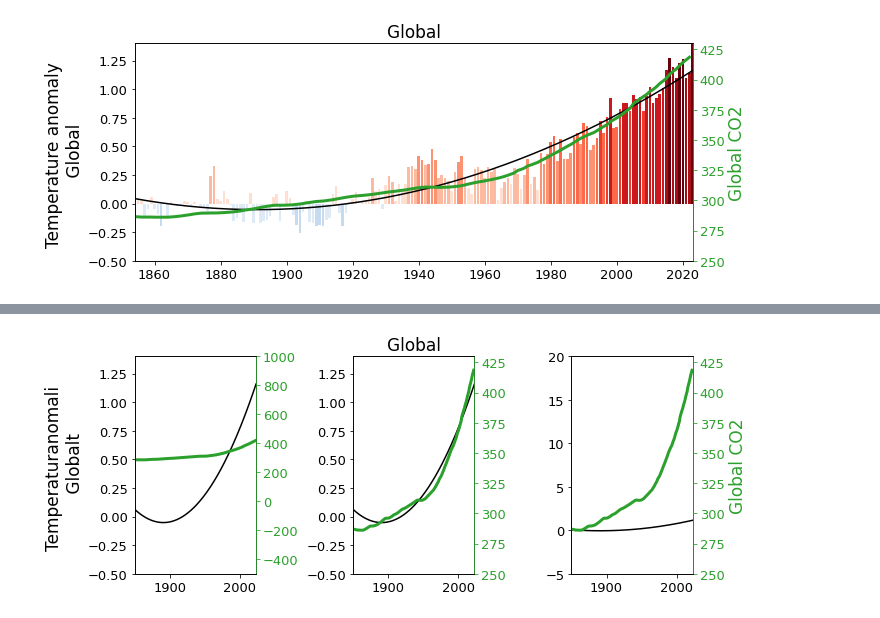
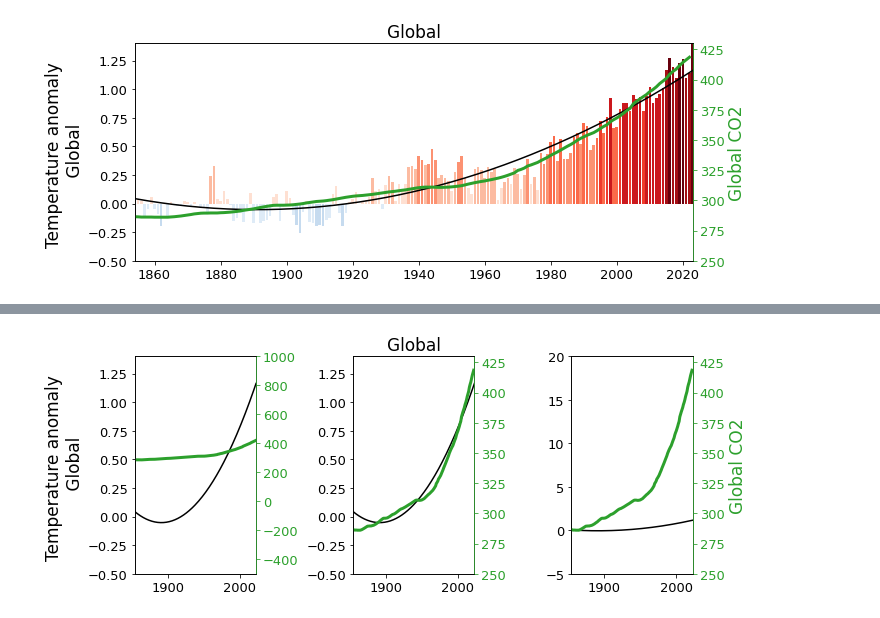
Before and after one commit to julienweihs/GEOF, a Jupyter notebook: Jupyter/Temperaturstriper_og_CO2_shortversion.ipynb, the cells around one changed output, grey strips where cells are left out. Saved outputs shown, nothing was run; the diff lists cells and outputs as text; code cells hidden in the pictures.

```diff
--- a/Jupyter/Temperaturstriper_og_CO2_shortversion.ipynb
+++ b/Jupyter/Temperaturstriper_og_CO2_shortversion.ipynb
@@ -600,35 +602,37 @@ Det er viktig å være bevisst på at man visualiserer data og resultater på en
 # %%
 # 🎨
 fig, axs = plt.subplots(1, 3, figsize=(10, 4))
+# Specify what the limits of the yaxis for the three panels should be.
 ylim=[(-0.5, 1.4), (-0.5, 1.4), (-5, 20)] # ylim for temperature
 ylim2=[(-500, 1000), (250, 430), (250, 430)] # ylim for CO2
 
-for count, ax in enumerate(axs):
+for count, ax in enumerate(axs): # Loop through the three panels of the subplot
+    # Adjust the left axis in the figure
     ax.set_ylim(ylim[count])
 
-    # Legg til trendlinjer fra tidligere
-    a = np.polyfit(tid['Global'], temp['Global'], 2)
+    # Add trend lines
+    a = np.polyfit(time['Global'], temp['Global'], 2)
     ax.plot(
-        tid['Global'], a[0]*tid['Global']**2
-        + a[1]*tid['Global'] + a[2], 'k'
+        time['Global'], a[0]*time['Global']**2
+        + a[1]*time['Global'] + a[2], 'k'
     )
 
-    # Legg til global CO2
+    # Add global CO2
     ax2=ax.twinx()
-    ax2.plot(tidco2, co2, 'C2', linewidth=3)
-    # Tilpass aksene i figuren for å vise informasjonen tydeligere
+    ax2.plot(timeco2, co2, 'C2', linewidth=3)
+    # Adjust the right axis in the figure
     ax2.set_ylim(ylim2[count])
     ax2.spines['right'].set_color('C2')
     ax2.tick_params(axis='y', colors='C2')
     ax2.yaxis.label.set_color('C2')
 
 
-    plt.xlim(tid['Global'][0], tid['Global'][-1])
+    plt.xlim(time['Global'][0], time['Global'][-1])
 ax2.set_ylabel('Global CO2')
-axs[0].set_ylabel('Temperaturanomali \n Globalt')
+axs[0].set_ylabel('Temperature anomaly \n Global')
 axs[1].set_title('Global')
 plt.subplots_adjust(wspace=.8)
 
 plt.show()
 # %% [output]
-[figure, old version]
+[figure, new version]
```
Also changed, not shown: parts of 19 cells of this notebook.
